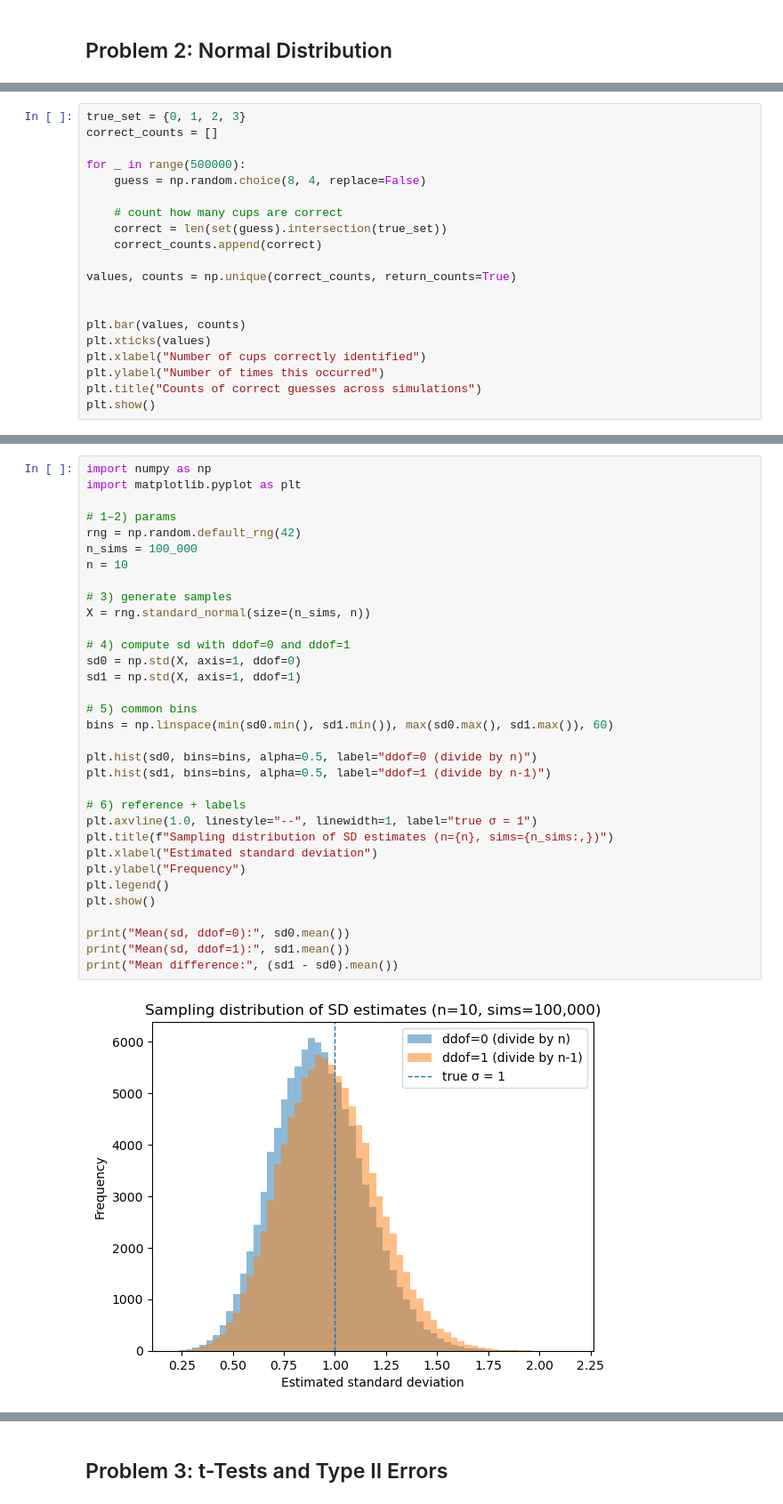
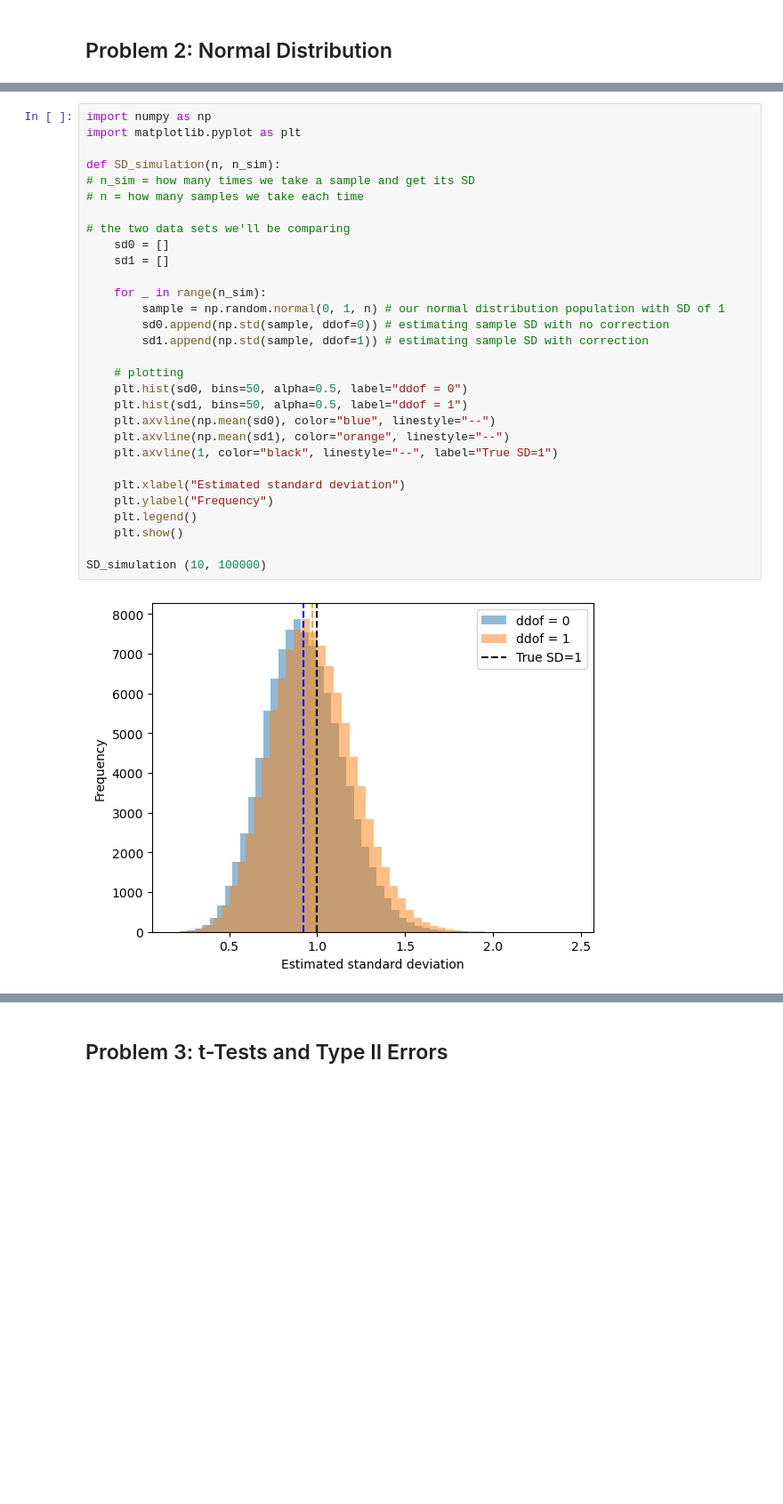
Before and after one commit to morgam7/applied-statistics, a Jupyter notebook: problems.ipynb, the cells around one changed output, grey strips where cells are left out. Shown at 89% size. Cells and saved outputs as stored; diff of their text form; blank space fills up the shorter version.

```diff
--- a/problems.ipynb
+++ b/problems.ipynb
@@ -122,20 +122,0 @@ When we increase the number of shuffles the plot starts to look more symmetrical
-# %%
-true_set = {0, 1, 2, 3}
-correct_counts = []
-
-for _ in range(500000):
-    guess = np.random.choice(8, 4, replace=False)
-
-    # count how many cups are correct
-    correct = len(set(guess).intersection(true_set))
-    correct_counts.append(correct)
-
-values, counts = np.unique(correct_counts, return_counts=True)
-
-
-plt.bar(values, counts)
-plt.xticks(values)
-plt.xlabel("Number of cups correctly identified")
-plt.ylabel("Number of times this occurred")
-plt.title("Counts of correct guesses across simulations")
-plt.show()
@@ -152,35 +156,32 @@ We then plot histograms of these results on the same axes, using transparency to
 # %%
 import numpy as np
 import matplotlib.pyplot as plt
 
-# 1–2) params
-rng = np.random.default_rng(42)
-n_sims = 100_000
-n = 10
+def SD_simulation(n, n_sim):
+# n_sim = how many times we take a sample and get its SD
+# n = how many samples we take each time
 
-# 3) generate samples
-X = rng.standard_normal(size=(n_sims, n))
+# the two data sets we'll be comparing
+    sd0 = []
+    sd1 = []
 
-# 4) compute sd with ddof=0 and ddof=1
-sd0 = np.std(X, axis=1, ddof=0)
-sd1 = np.std(X, axis=1, ddof=1)
+    for _ in range(n_sim):
+        sample = np.random.normal(0, 1, n) # our normal distribution population with SD of 1
+        sd0.append(np.std(sample, ddof=0)) # estimating sample SD with no correction
+        sd1.append(np.std(sample, ddof=1)) # estimating sample SD with correction
 
-# 5) common bins
-bins = np.linspace(min(sd0.min(), sd1.min()), max(sd0.max(), sd1.max()), 60)
+    # plotting
+    plt.hist(sd0, bins=50, alpha=0.5, label="ddof = 0")
+    plt.hist(sd1, bins=50, alpha=0.5, label="ddof = 1")
+    plt.axvline(np.mean(sd0), color="blue", linestyle="--")
+    plt.axvline(np.mean(sd1), color="orange", linestyle="--")
+    plt.axvline(1, color="black", linestyle="--", label="True SD=1")
 
-plt.hist(sd0, bins=bins, alpha=0.5, label="ddof=0 (divide by n)")
-plt.hist(sd1, bins=bins, alpha=0.5, label="ddof=1 (divide by n-1)")
+    plt.xlabel("Estimated standard deviation")
+    plt.ylabel("Frequency")
+    plt.legend()
+    plt.show()
 
-# 6) reference + labels
-plt.axvline(1.0, linestyle="--", linewidth=1, label="true σ = 1")
-plt.title(f"Sampling distribution of SD estimates (n={n}, sims={n_sims:,})")
-plt.xlabel("Estimated standard deviation")
-plt.ylabel("Frequency")
-plt.legend()
-plt.show()
-
-print("Mean(sd, ddof=0):", sd0.mean())
-print("Mean(sd, ddof=1):", sd1.mean())
-print("Mean difference:", (sd1 - sd0).mean())
+SD_simulation (10, 100000)
 # %% [output]
-[figure, old version]
+[figure, new version]
```
Also changed, not shown: parts of 22 cells of this notebook.
